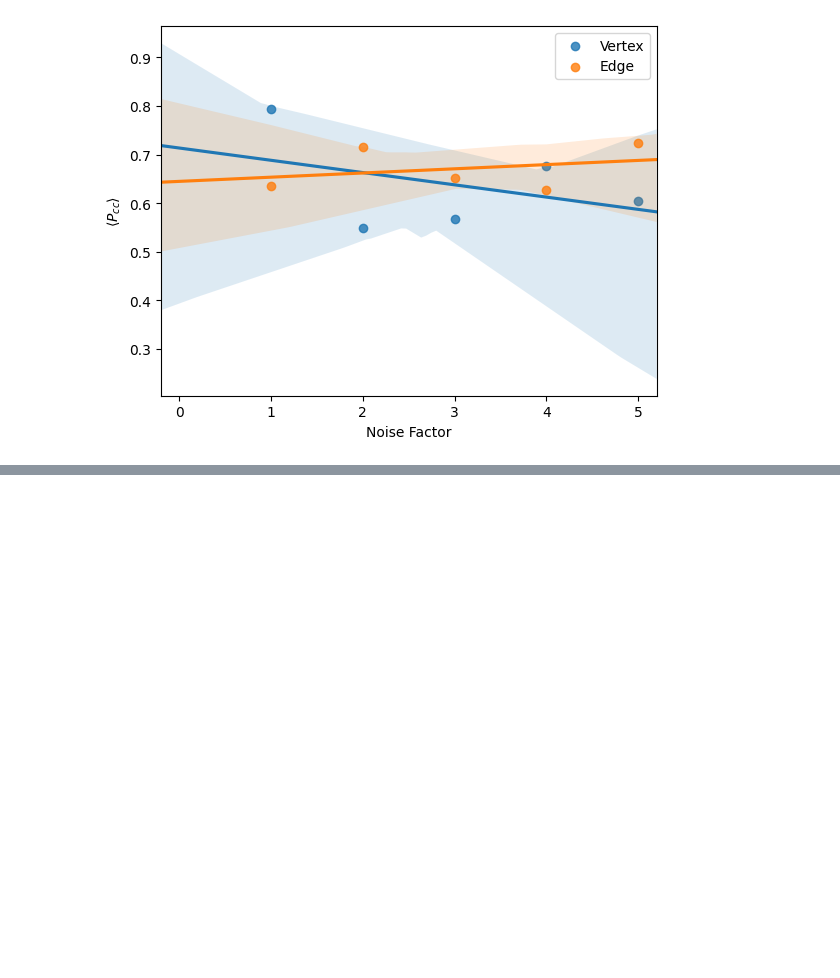
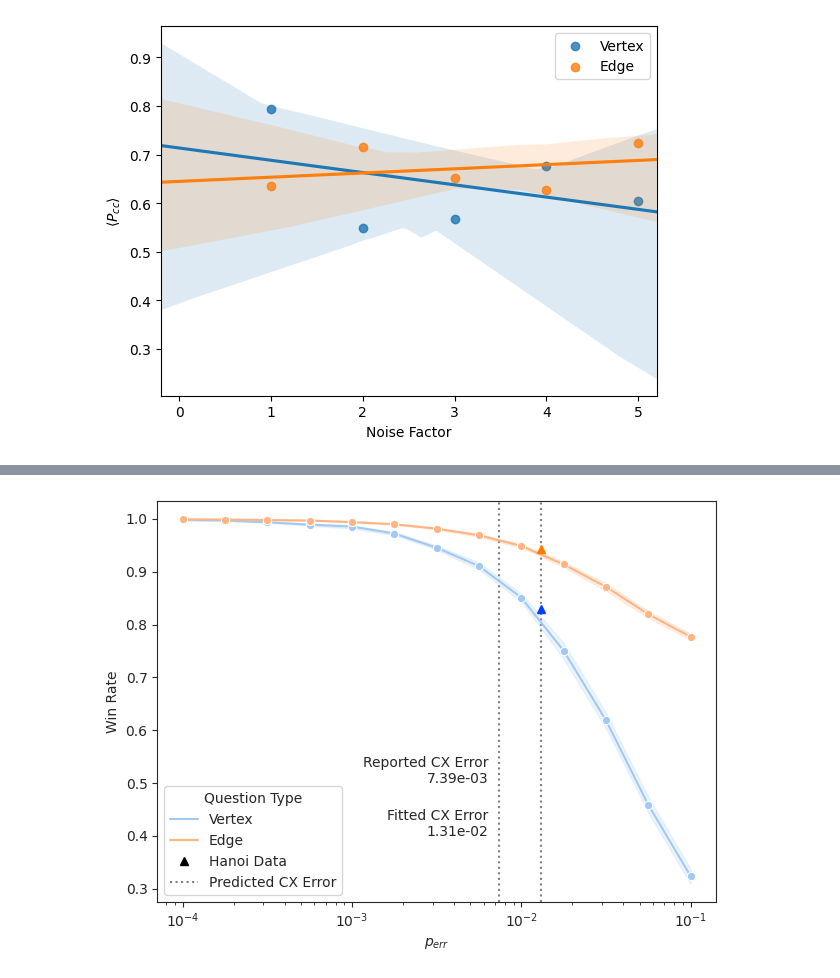
Before and after one commit to jfurches/nonlocalgames, a Jupyter notebook: examples/g14_on_ibm/zne.ipynb, the cells around one changed output, grey strips where cells are left out. Saved outputs shown, nothing was run; the diff lists cells and outputs as text; code cells hidden in the pictures; blank space fills up the shorter version.

Commit message:
Run classical simulation of pauli noise

```diff
--- a/examples/g14_on_ibm/zne.ipynb
+++ b/examples/g14_on_ibm/zne.ipynb
@@ -287,0 +387,81 @@ plt.show()
+# %%
+import numpy as np
+import pandas as pd
+from scipy.optimize import minimize
+import seaborn as sns
+import matplotlib.pyplot as plt
+sns.set_style('ticks')
+sns.set_palette('pastel')
+
+fig = plt.figure()
+ax = plt.gca()
+df = pd.read_csv('simulated_noise_hanoi.csv')
+df['qtype'] = np.where(df.va == df.vb, 'Vertex', 'Edge')
+g = sns.lineplot(data=df, x='p_err', y='p_win', hue='qtype',
+                 marker='o', ax=ax)
+
+# Plot hanoi data
+real_data = pd.read_csv('../../data/g14_constrained_u3ry/ibm_processed.csv')
+real_data = real_data.loc[real_data.backend == 'ibm_hanoi', ['qtype', 'q_winrate']]
+cx_err = 7.395e-3
+# sns.pointplot(data=real_data, x='cx_err', y='q_winrate',
+#               hue='qtype', markers='*', ax=ax, scale=2.0)
+
+def get_error_func():
+    vertex_df = df.loc[df.qtype == 'Vertex'].copy()
+    vertex_df.sort_values('p_err')
+    x_v, y_v = vertex_df.p_err.values, vertex_df.p_win.values
+
+    edge_df = df.loc[df.qtype == 'Edge'].copy()
+    edge_df.sort_values('p_err')
+    x_e, y_e = edge_df.p_err.values, edge_df.p_win.values
+
+    y_v_mean = real_data.loc[real_data.qtype == 'Vertex', 'q_winrate'].mean()
+    y_e_mean = real_data.loc[real_data.qtype == 'Edge', 'q_winrate'].mean()
+
+    def error_diff(cx_err):
+        pred_y_e = np.interp(cx_err, x_e, y_e)
+        pred_y_v = np.interp(cx_err, x_v, y_v)
+
+        dist = (pred_y_e - y_e_mean) ** 2 + (pred_y_v - y_v_mean) ** 2
+        return np.sqrt(dist)
+
+    return error_diff
+
+res = minimize(get_error_func(), cx_err)
+optimal_cx_err = res.x
+print(res)
+print(optimal_cx_err / cx_err)
+
+sns.set_palette('bright')
+
+plt.plot(
+    optimal_cx_err,
+    real_data.loc[real_data.qtype=='Vertex'].q_winrate.mean(),
+    '^', color="C0", label='Hanoi Data'
+)
+
+plt.plot(
+    optimal_cx_err,
+    real_data.loc[real_data.qtype=='Edge'].q_winrate.mean(),
+    '^', color="C1"
+)
+
+ylim = plt.ylim()
+plt.vlines(optimal_cx_err, *ylim, label='Predicted CX Error', linestyles='dotted', colors='gray', zorder=-1)
+plt.vlines(cx_err, *ylim, linestyles='dotted', colors='gray', zorder=-1)
+plt.text(cx_err - 1e-3, 0.5, f'Reported CX Error\n{cx_err:.2e}', horizontalalignment='right')
+plt.text(cx_err - 1e-3, 0.4, f'Fitted CX Error\n{optimal_cx_err.item():.2e}', horizontalalignment='right')
+plt.ylim(*ylim)
+
+legend = plt.legend()
+legend.set_title('Question Type')
+legend.get_lines()[2].set_color('black')
+plt.xlabel(r'$p_{err}$')
+plt.xscale('log')
+plt.ylabel('Win Rate')
+plt.tight_layout()
+plt.savefig('simulated_noise.png', dpi=300)
+plt.savefig('simulated_noise.pdf')
+plt.show()
+# %% [output]
@@ -287,0 +479 @@ plt.show()
+[figure, added]
```
Also changed, not shown: parts of 8 cells of this notebook, 3 other files.
